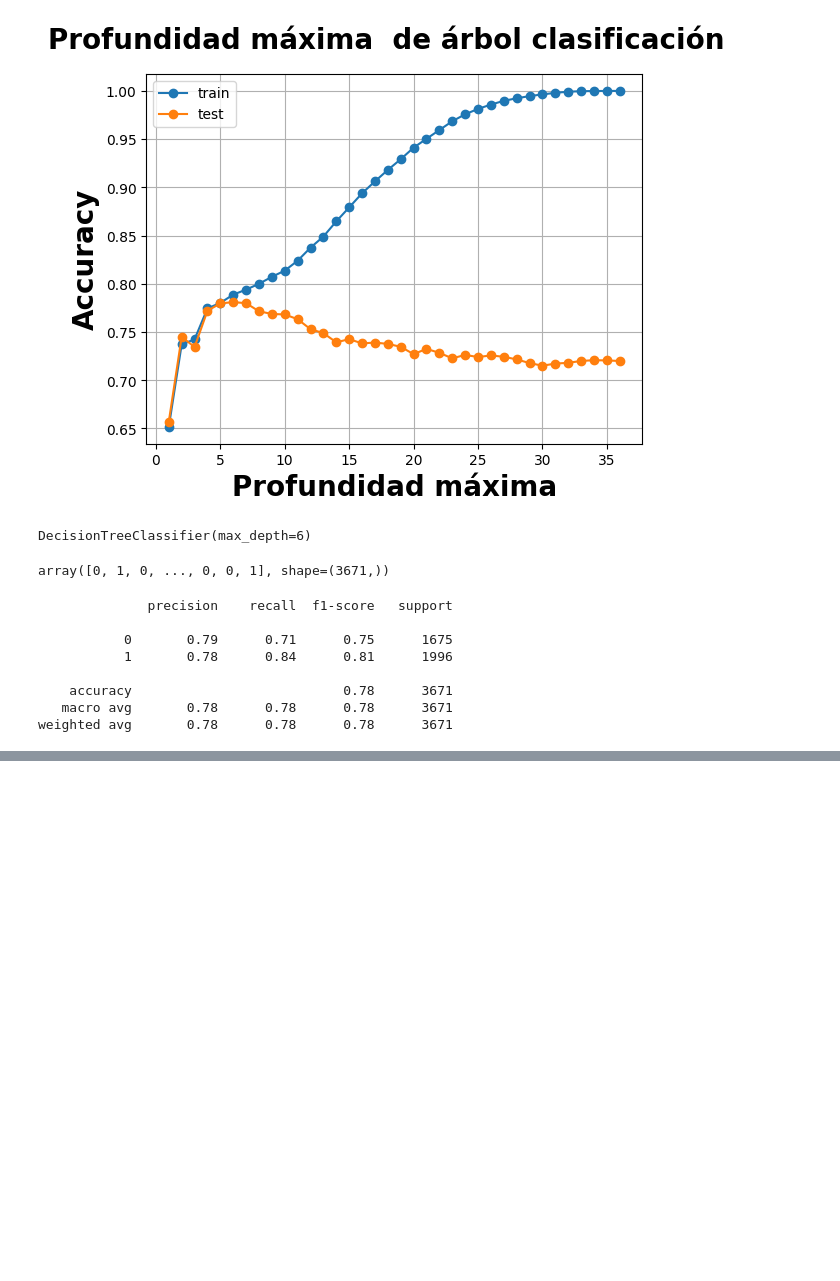
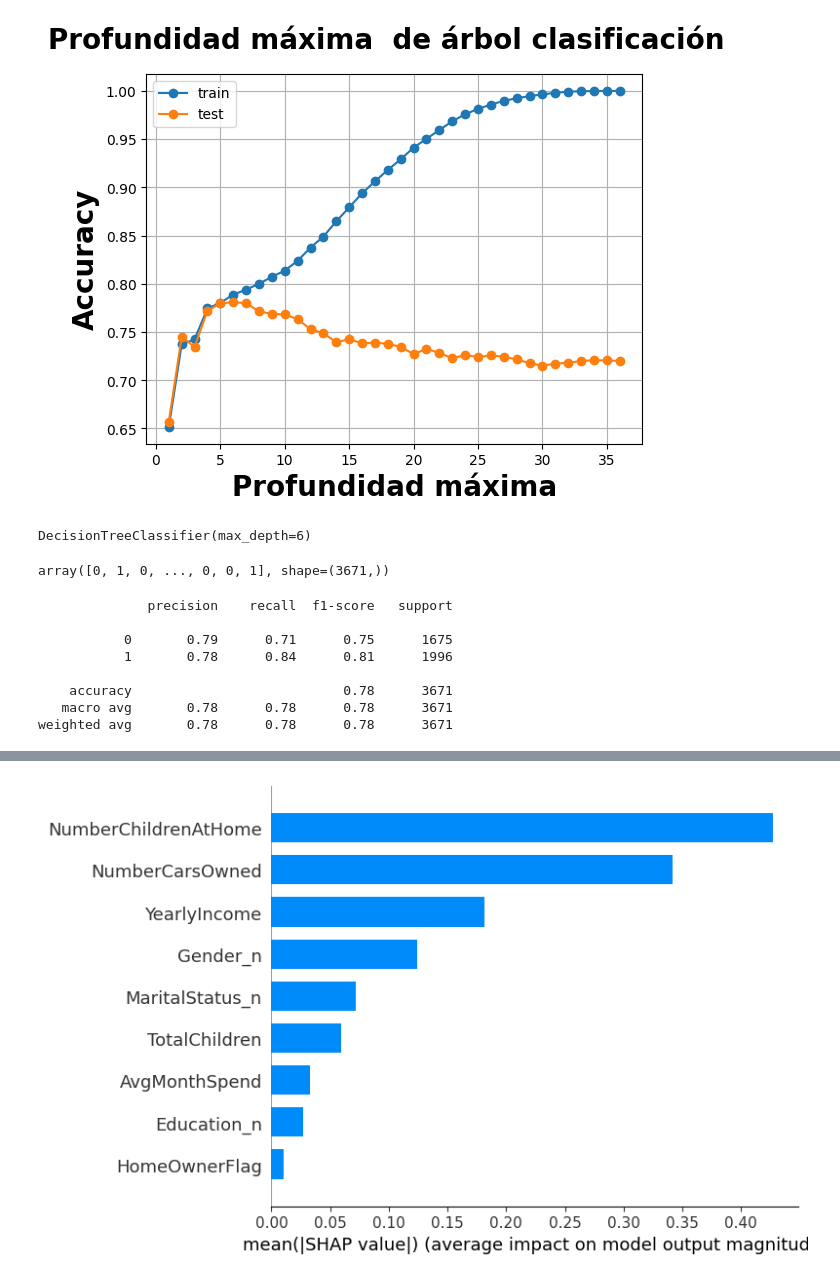
Before and after one commit to LeoPalaciosC/Manipulaci-n-de-datos-con-pandas, a Jupyter notebook: notebooks/Mini_Case_AW_Bikes_.ipynb, the cells around one changed output, grey strips where cells are left out. Cells and saved outputs as stored; diff of their text form; code cells hidden in the pictures; blank space fills up the shorter version.

Commit message:
boosting

```diff
--- a/notebooks/Mini_Case_AW_Bikes_.ipynb
+++ b/notebooks/Mini_Case_AW_Bikes_.ipynb
@@ -778,0 +824,4 @@ pd.DataFrame(report).transpose()
+# %%
+## Entrenar modelo ideal
+xg_ideal_model = XGBClassifier(**xg_model.best_params_)
+xg_ideal_model.fit(X_train, y_train)
@@ -778,0 +855,27 @@ pd.DataFrame(report).transpose()
+# %%
+## Importar librerías para optimización de hiperparámetros
+from lightgbm import LGBMClassifier
+from skopt import BayesSearchCV
+from skopt.space import Real, Integer, Categorical
+
+parametros_lgbm = {
+    "max_depth": Integer(2, 10),
+    "learning_rate": Real(0.01, 0.1, prior="log-uniform"),
+    "n_estimators": Integer(100, 400),
+    "boosting_type": Categorical(["gbdt", "dart", "rf"]),
+    "subsample": Real(0.5, 0.9),
+    "subsample_freq": Integer(1, 5),
+}
+
+lgbm = BayesSearchCV(
+    estimator=LGBMClassifier(),
+    search_spaces=parametros_lgbm,
+    n_iter=20,
+    scoring="accuracy",
+    cv=5,
+    n_jobs=-1,
+    verbose=1
+)
+
+# Entrenar
+lgbm.fit(X_train, y_train)
@@ -778,0 +919,4 @@ pd.DataFrame(report).transpose()
+# %%
+## Modelo final con los mejores parámetros encontrados
+lgbm_final = LGBMClassifier(**lgbm.best_params_)
+lgbm_final.fit(X_train, y_train)
@@ -778,0 +961,9 @@ pd.DataFrame(report).transpose()
+# %%
+## Importar interpretación con shap
+import shap
+explainer = shap.TreeExplainer(lgbm_final)
+shap_values = explainer.shap_values(X_test)
+# %%
+shap.summary_plot(shap_values, X_test, plot_type="bar")
+# %% [output]
+[figure, added]
```
Also changed, not shown: parts of 43 cells of this notebook, 1 other file.
